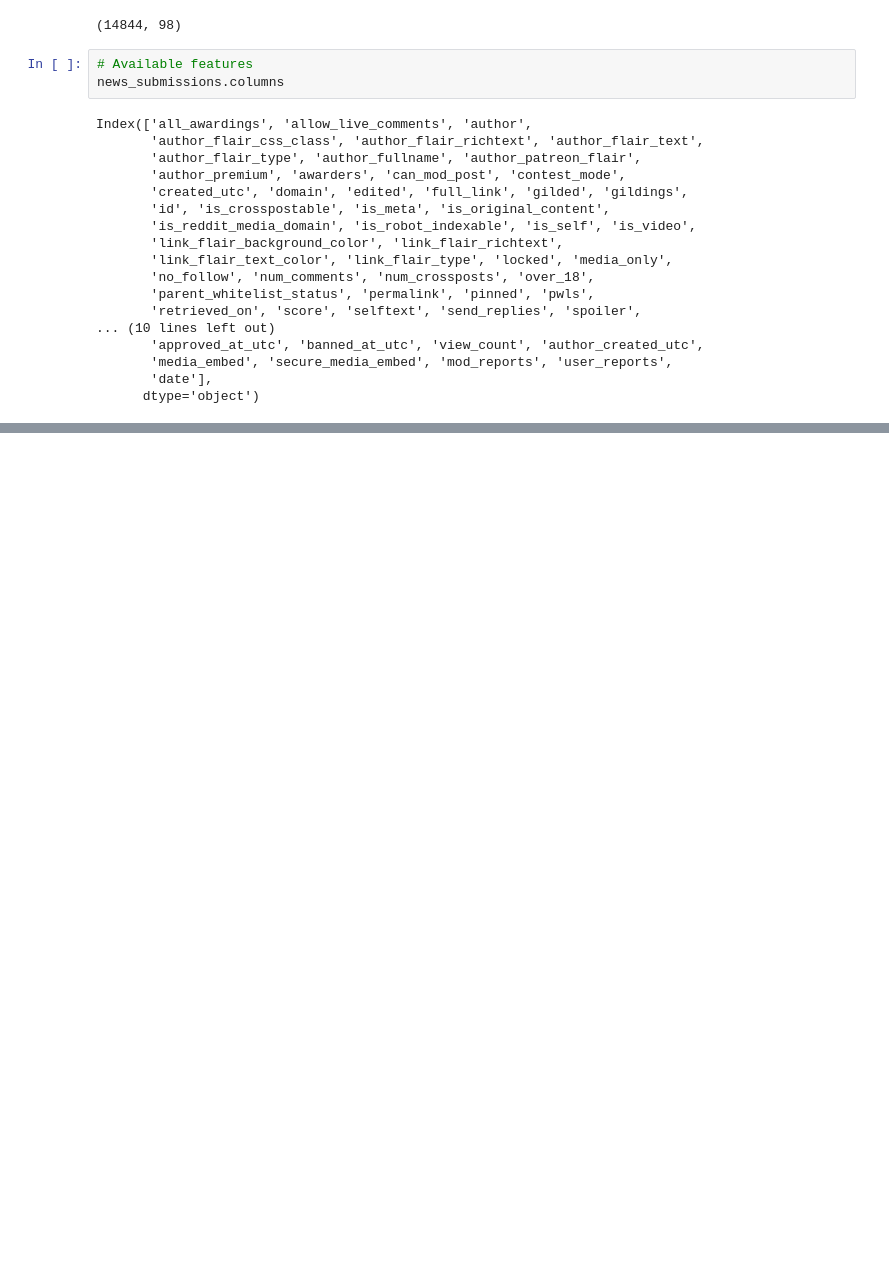
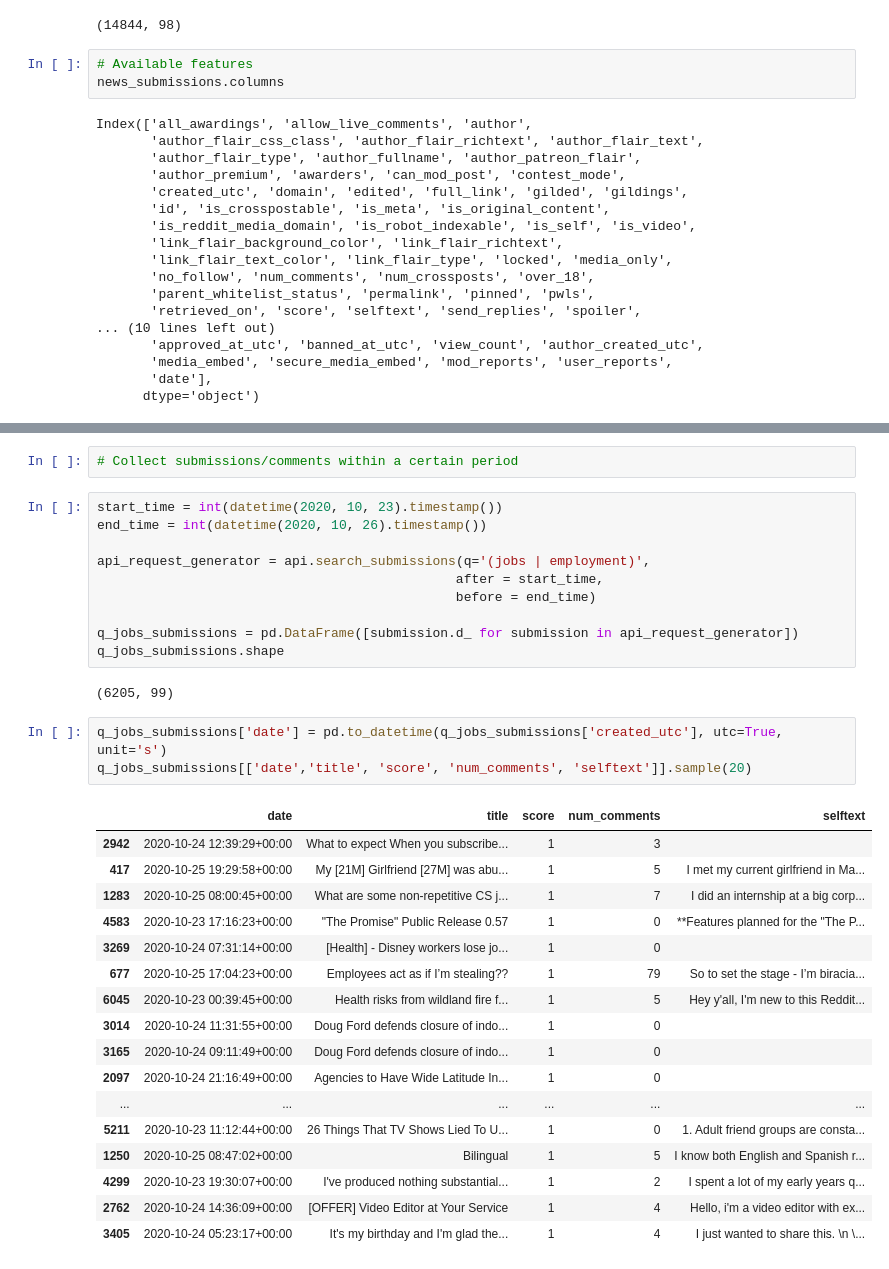
Before and after one commit to factitious/survey_v_social_media, a Jupyter notebook: Methods/Scripts/Reddit/usageOverview.ipynb, the cells around one changed output, grey strips where cells are left out. Cells and saved outputs as stored; diff of their text form; blank space fills up the shorter version.

```diff
--- a/Methods/Scripts/Reddit/usageOverview.ipynb
+++ b/Methods/Scripts/Reddit/usageOverview.ipynb
@@ -72,0 +104,35 @@ q_jobs_submissions['date'] = pd.to_datetime(q_jobs_submissionsbmissions['created
+# %%
+# Collect submissions/comments within a certain period
+# %%
+start_time = int(datetime(2020, 10, 23).timestamp())
+end_time = int(datetime(2020, 10, 26).timestamp())
+
+api_request_generator = api.search_submissions(q='(jobs | employment)',
+                                              after = start_time,
+                                              before = end_time)
+
+q_jobs_submissions = pd.DataFrame([submission.d_ for submission in api_request_generator])
+q_jobs_submissions.shape
+# %% [output]
+(6205, 99)
+# %%
+q_jobs_submissions['date'] = pd.to_datetime(q_jobs_submissions['created_utc'], utc=True, unit='s')
+q_jobs_submissions[['date','title', 'score', 'num_comments', 'selftext']].sample(20)
+# %% [output]
+|  | date | title | score | num_comments | selftext |
+| 2942 | 2020-10-24 12:39:29+00:00 | What to expect When you subscribe... | 1 | 3 |  |
+| 417 | 2020-10-25 19:29:58+00:00 | My [21M] Girlfriend [27M] was abu... | 1 | 5 | I met my current girlfriend in Ma... |
+| 1283 | 2020-10-25 08:00:45+00:00 | What are some non-repetitive CS j... | 1 | 7 | I did an internship at a big corp... |
+| 4583 | 2020-10-23 17:16:23+00:00 | "The Promise" Public Release 0.57 | 1 | 0 | **Features planned for the "The P... |
+| 3269 | 2020-10-24 07:31:14+00:00 | [Health] - Disney workers lose jo... | 1 | 0 |  |
+| 677 | 2020-10-25 17:04:23+00:00 | Employees act as if I’m stealing?? | 1 | 79 | So to set the stage - I’m biracia... |
+| 6045 | 2020-10-23 00:39:45+00:00 | Health risks from wildland fire f... | 1 | 5 | Hey y'all, I'm new to this Reddit... |
+| 3014 | 2020-10-24 11:31:55+00:00 | Doug Ford defends closure of indo... | 1 | 0 |  |
+| 3165 | 2020-10-24 09:11:49+00:00 | Doug Ford defends closure of indo... | 1 | 0 |  |
+| 2097 | 2020-10-24 21:16:49+00:00 | Agencies to Have Wide Latitude In... | 1 | 0 |  |
+| ... | ... | ... | ... | ... | ... |
+| 5211 | 2020-10-23 11:12:44+00:00 | 26 Things That TV Shows Lied To U... | 1 | 0 | 1. Adult friend groups are consta... |
+| 1250 | 2020-10-25 08:47:02+00:00 | Bilingual | 1 | 5 | I know both English and Spanish r... |
+| 4299 | 2020-10-23 19:30:07+00:00 | I've produced nothing substantial... | 1 | 2 | I spent a lot of my early years q... |
+| 2762 | 2020-10-24 14:36:09+00:00 | [OFFER] Video Editor at Your Service | 1 | 4 | Hello, i'm a video editor with ex... |
+| 3405 | 2020-10-24 05:23:17+00:00 | It's my birthday and I'm glad the... | 1 | 4 | I just wanted to share this. \n \... |
```
Also changed, not shown: parts of 9 cells of this notebook.
